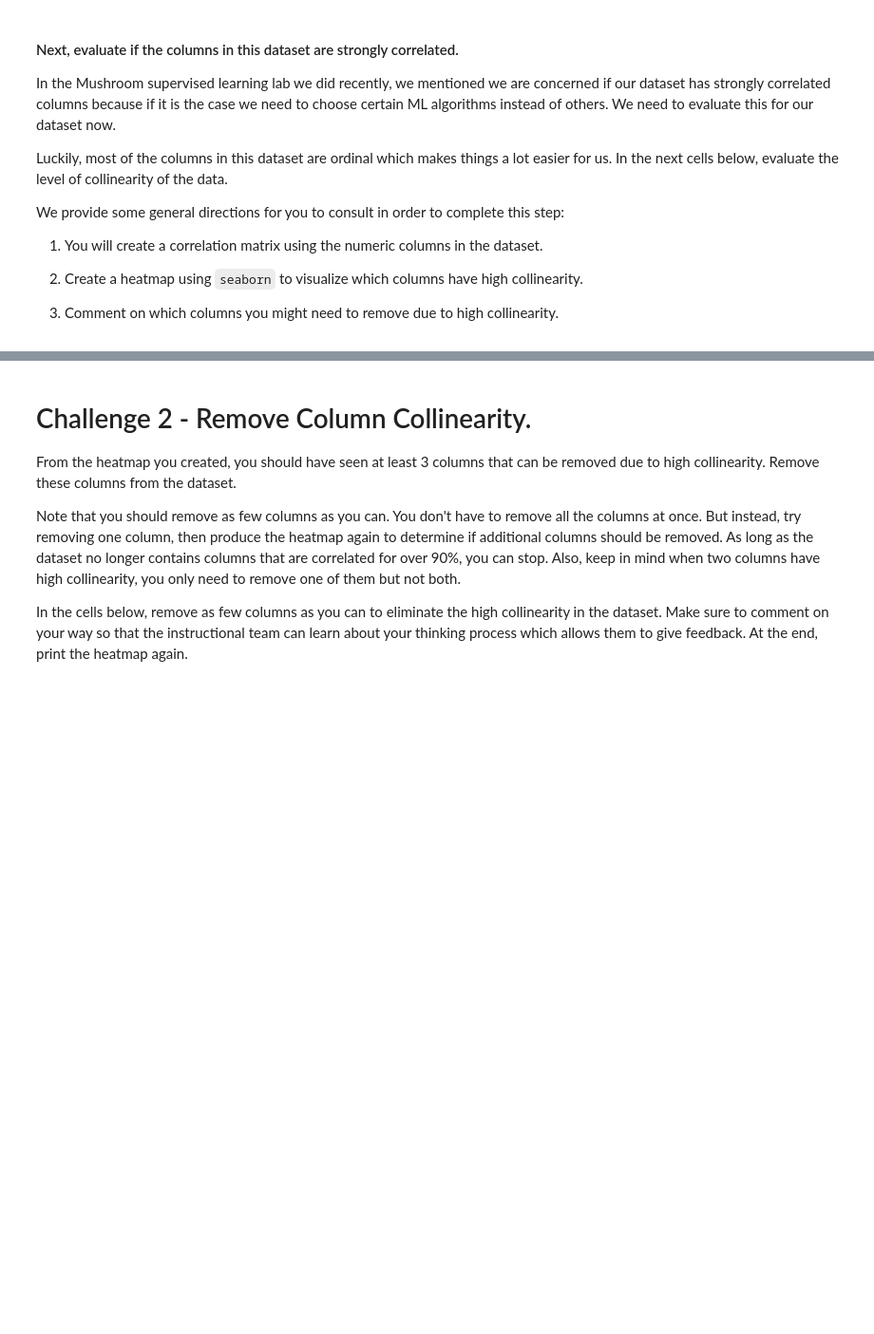
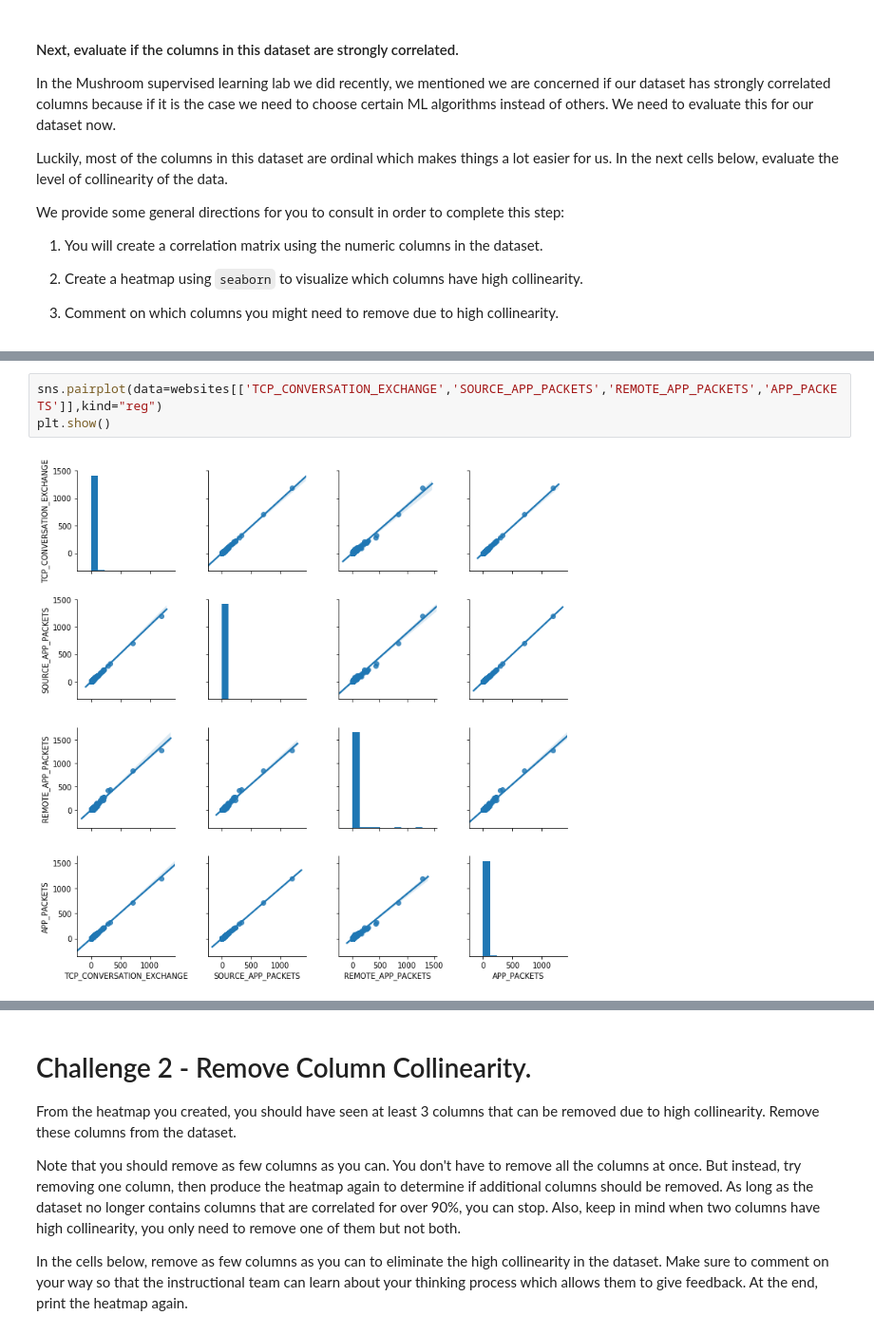
Before and after one commit to ta-datapt-bcn/lab-supervised-learning, a Jupyter notebook: your-code/main.ipynb, the cells around one changed output, grey strips where cells are left out. Shown at 95% size. Cells and saved outputs as stored; diff of their text form; blank space fills up the shorter version.

```diff
--- a/your-code/main.ipynb
+++ b/your-code/main.ipynb
@@ -56,0 +318,5 @@ We provide some general directions for you to consult in order to complete this
+# %%
+sns.pairplot(data=websites[['TCP_CONVERSATION_EXCHANGE','SOURCE_APP_PACKETS','REMOTE_APP_PACKETS','APP_PACKETS']],kind="reg")
+plt.show()
+# %% [output]
+[figure, added]
```
Also changed, not shown: parts of 130 cells of this notebook.
